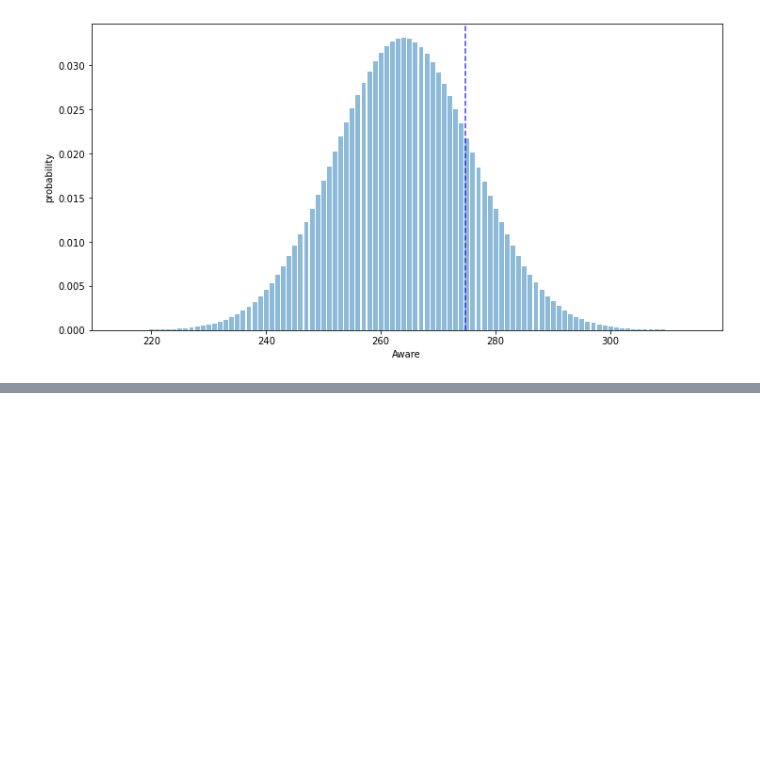
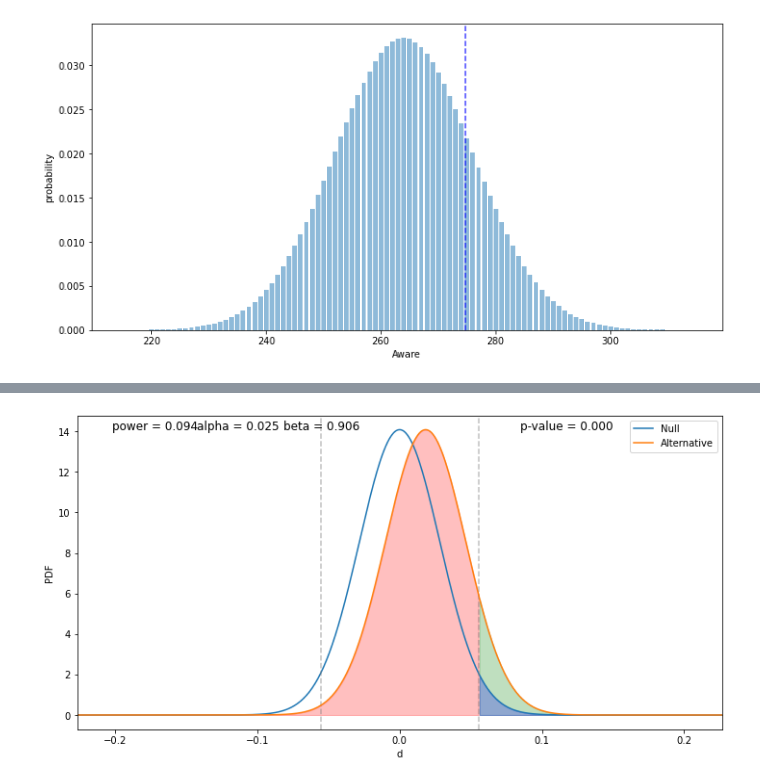
Before and after one commit to benbel376/SmartAd_service_analysis, a Jupyter notebook: notebooks/data_overview.ipynb, the cells around one changed output, grey strips where cells are left out. Cells and saved outputs as stored; diff of their text form; code cells hidden in the pictures; blank space fills up the shorter version.

```diff
--- a/notebooks/data_overview.ipynb
+++ b/notebooks/data_overview.ipynb
@@ -152,0 +159,7 @@ dis_p.cont_distribution(c_aware, c_total, c_cr, e_cr)
+# %%
+SE_control = np.sqrt(c_cr * (1-c_cr)) / np.sqrt(c_total)
+SE_exposed = np.sqrt(e_cr * (1-e_cr)) / np.sqrt(e_total)
+
+dis_p.null_alt_distribution(c_total, e_total, c_cr, e_cr)
+# %% [output]
+[figure, added]
```
Also changed, not shown: parts of 1 cell of this notebook, 2 other files.
